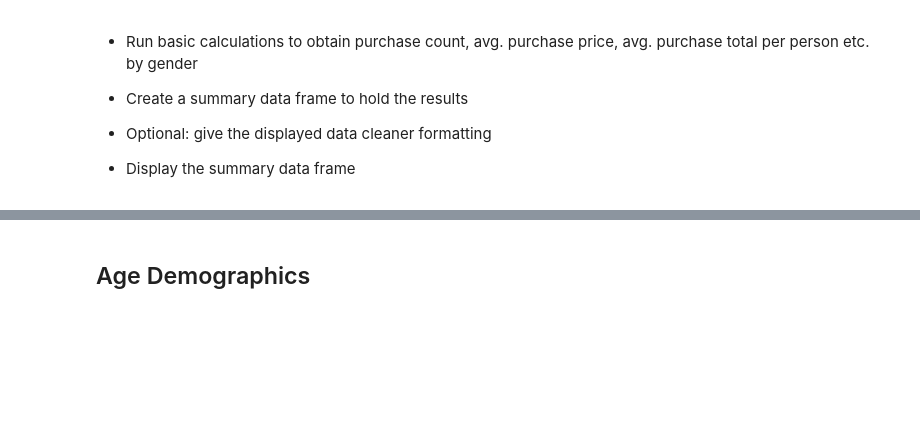
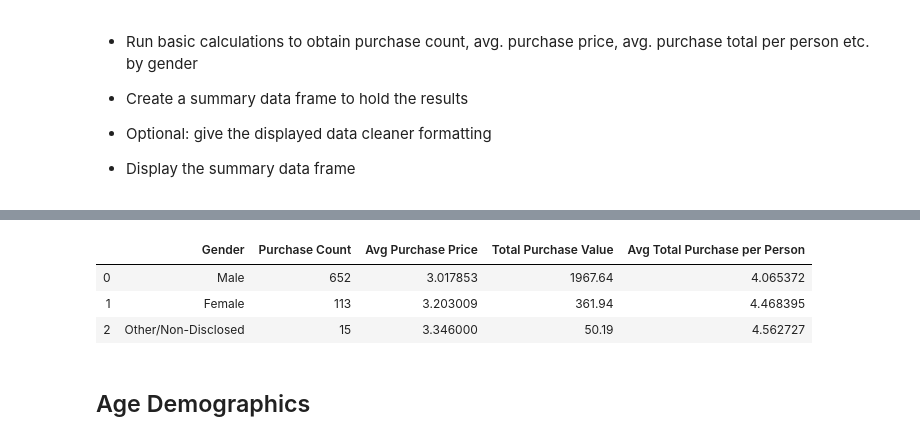
Before and after one commit to linmck/pandas-challenge, a Jupyter notebook: HeroesOfPymoli/HeroesOfPymoli_starter.ipynb, the cells around one changed output, grey strips where cells are left out. Cells and saved outputs as stored; diff of their text form; code cells hidden in the pictures; blank space fills up the shorter version.

```diff
--- a/HeroesOfPymoli/HeroesOfPymoli_starter.ipynb
+++ b/HeroesOfPymoli/HeroesOfPymoli_starter.ipynb
@@ -161,3 +137,48 @@ dtype: float64
+# %%
+#Group original dataframe by Gender
+gender_grouped = purchase_data.groupby("Gender")
+
+#Get total and by gender purchase counts
+gender_purchase = gender_grouped["Purchase ID"].count()
+female_purchase = gender_purchase["Female"]
+male_purchase = gender_purchase["Male"]
+other_purchase = gender_purchase["Other / Non-Disclosed"]
+
+#Get overall and by gender mean/average prices
+gender_avg_price = gender_grouped["Price"].mean()
+female_avg_price = gender_avg_price["Female"]
+male_avg_price = gender_avg_price["Male"]
+other_avg_price = gender_avg_price["Other / Non-Disclosed"]
+
+#Get overall and by gender total purchase values
+gender_tot_purchase = gender_grouped["Price"].sum()
+female_tot_purchase = gender_tot_purchase["Female"]
+male_tot_purchase = gender_tot_purchase["Male"]
+other_tot_purchase = gender_tot_purchase["Other / Non-Disclosed"]
+
+#Get overall and by gender mean/average purchase value
+gender_avg_purchases = (gender_grouped["Price"].sum() / gender_count)
+female_avg_purchase = gender_avg_purchases["Female"]
+male_avg_purchase = gender_avg_purchases["Male"]
+other_avg_purchase = gender_avg_purchases["Other / Non-Disclosed"]
+
+#Create list for dataframe
+gender_purchase_analysis = [['Male', male_purchase, male_avg_price, male_tot_purchase, male_avg_purchase],
+               ['Female', female_purchase, female_avg_price, female_tot_purchase, female_avg_purchase],
+               ['Other/Non-Disclosed', other_purchase, other_avg_price, other_tot_purchase, other_avg_purchase]]
+
+#Create gender analysis summary dataframe
+gender_purchase_summary = pd.DataFrame(gender_purchase_analysis, columns = ['Gender', 'Purchase Count',
+                                                                   'Avg Purchase Price', 'Total Purchase Value',
+                                                                   'Avg Total Purchase per Person' ])
+
+#Print gender analysis summary
+gender_purchase_summary.head()
+# %% [output]
+|  | Gender | Purchase Count | Avg Purchase Price | Total Purchase Value | Avg Total Purchase per Person |
+| 0 | Male | 652 | 3.017853 | 1967.64 | 4.065372 |
+| 1 | Female | 113 | 3.203009 | 361.94 | 4.468395 |
+| 2 | Other/Non-Disclosed | 15 | 3.346000 | 50.19 | 4.562727 |
 # %% [markdown]
 ## Age Demographics
 # %% [markdown]
```
Also changed, not shown: parts of 12 cells of this notebook.
